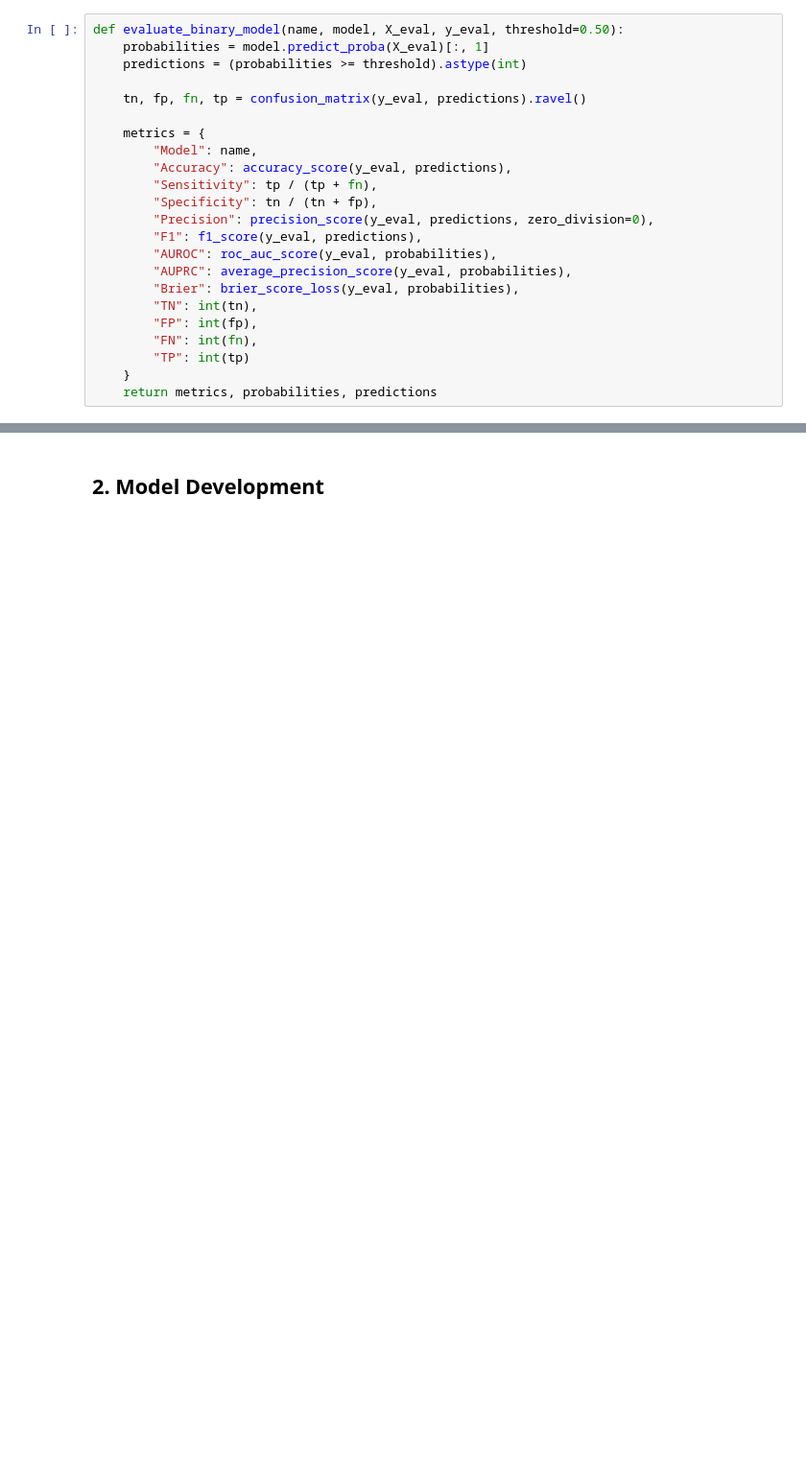
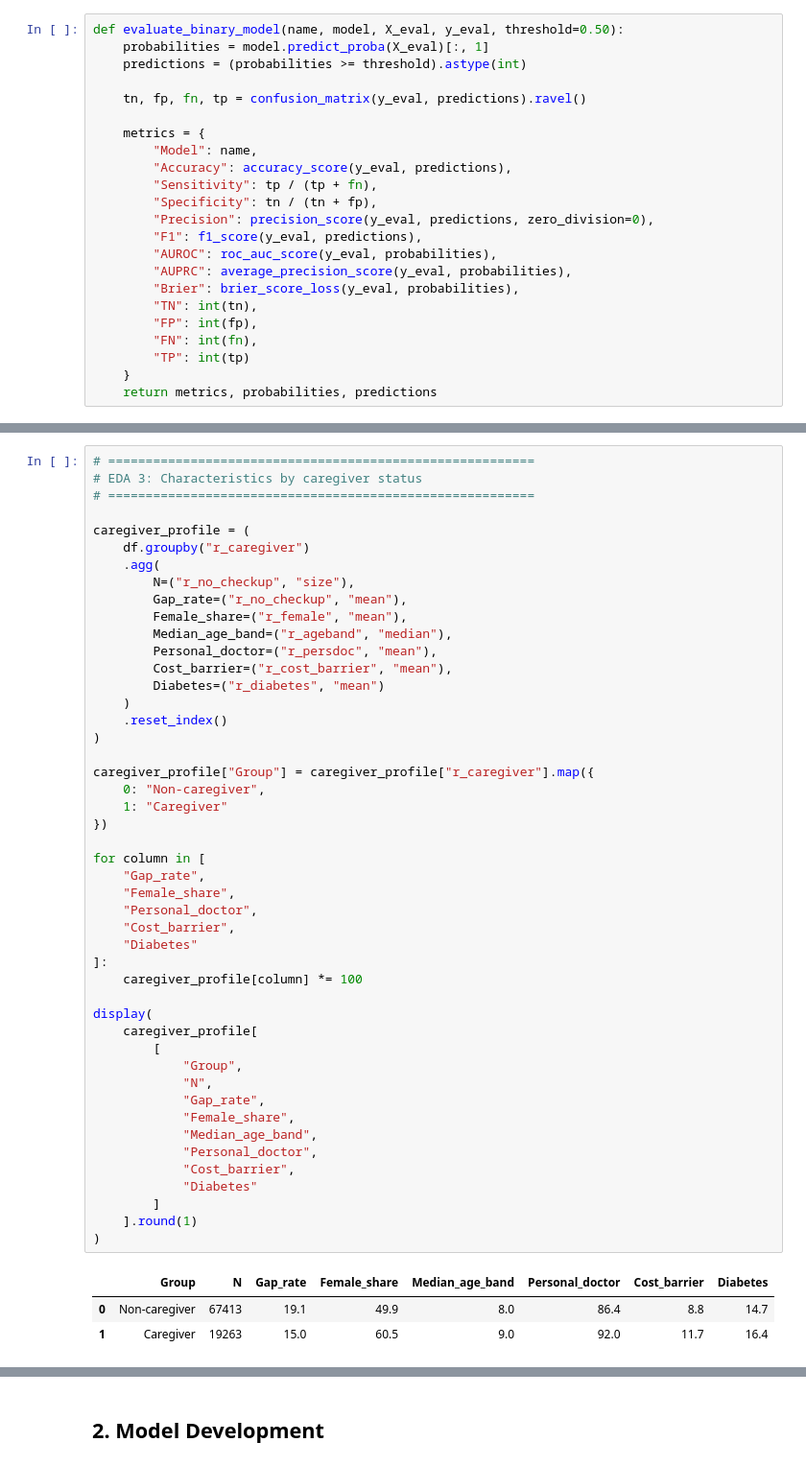
Before and after one commit to chuatzeyee/ISSS623-G1, a Jupyter notebook: notebooks/ModelDevelopment.ipynb, the cells around one changed output, grey strips where cells are left out. Shown at 96% size. Cells and saved outputs as stored; diff of their text form; blank space fills up the shorter version.

```diff
--- a/notebooks/ModelDevelopment.ipynb
+++ b/notebooks/ModelDevelopment.ipynb
@@ -168,0 +262,51 @@ def evaluate_binary_model(name, model, X_eval, y_eval, threshold=0.50):
+# %%
+# =========================================================
+# EDA 3: Characteristics by caregiver status
+# =========================================================
+
+caregiver_profile = (
+    df.groupby("r_caregiver")
+    .agg(
+        N=("r_no_checkup", "size"),
+        Gap_rate=("r_no_checkup", "mean"),
+        Female_share=("r_female", "mean"),
+        Median_age_band=("r_ageband", "median"),
+        Personal_doctor=("r_persdoc", "mean"),
+        Cost_barrier=("r_cost_barrier", "mean"),
+        Diabetes=("r_diabetes", "mean")
+    )
+    .reset_index()
+)
+
+caregiver_profile["Group"] = caregiver_profile["r_caregiver"].map({
+    0: "Non-caregiver",
+    1: "Caregiver"
+})
+
+for column in [
+    "Gap_rate",
+    "Female_share",
+    "Personal_doctor",
+    "Cost_barrier",
+    "Diabetes"
+]:
+    caregiver_profile[column] *= 100
+
+display(
+    caregiver_profile[
+        [
+            "Group",
+            "N",
+            "Gap_rate",
+            "Female_share",
+            "Median_age_band",
+            "Personal_doctor",
+            "Cost_barrier",
+            "Diabetes"
+        ]
+    ].round(1)
+)
+# %% [output]
+|  | Group | N | Gap_rate | Female_share | Median_age_band | Personal_doctor | Cost_barrier | Diabetes |
+| 0 | Non-caregiver | 67413 | 19.1 | 49.9 | 8.0 | 86.4 | 8.8 | 14.7 |
+| 1 | Caregiver | 19263 | 15.0 | 60.5 | 9.0 | 92.0 | 11.7 | 16.4 |
```
Also changed, not shown: parts of 17 cells of this notebook.
